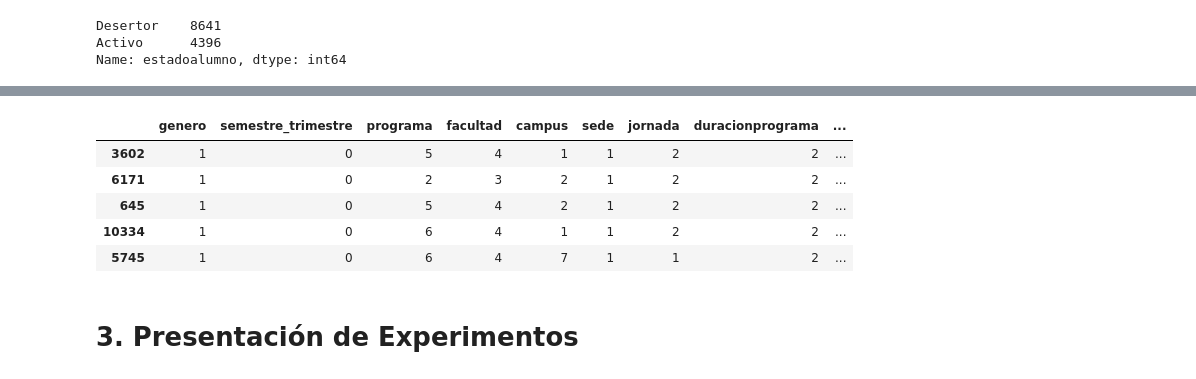
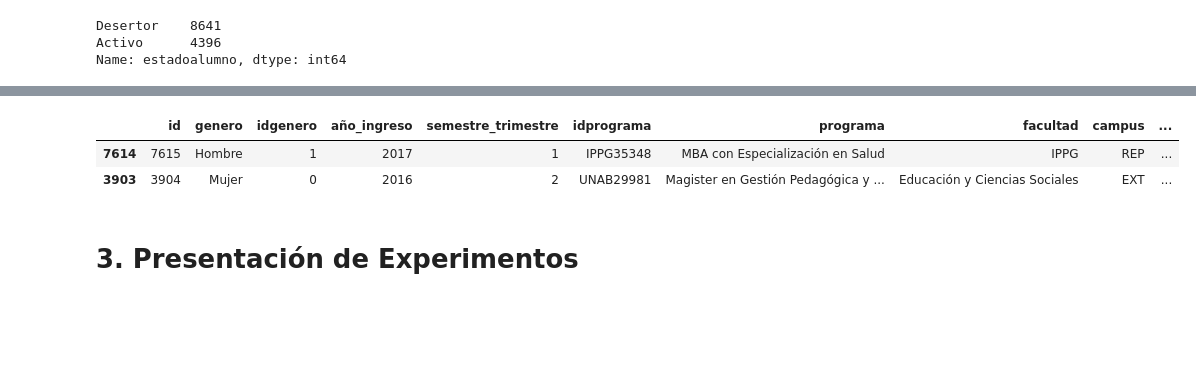
Before and after one commit to JCOLLIOB/AprendizajeMaquina, a Jupyter notebook: ProyectoFinal/Entrega2_Raquel.ipynb, the cells around one changed output, grey strips where cells are left out. Cells and saved outputs as stored; diff of their text form; code cells hidden in the pictures; blank space fills up the shorter version.

```diff
--- a/ProyectoFinal/Entrega2_Raquel.ipynb
+++ b/ProyectoFinal/Entrega2_Raquel.ipynb
@@ -89,4 +76,10 @@ Activo      4396
 Name: estadoalumno, dtype: int64
+# %%
+data.head(2)
+# %% [output]
+|  | id | genero | idgenero | año_ingreso | semestre_trimestre | idprograma | programa | facultad | campus | ... |
+| 7614 | 7615 | Hombre | 1 | 2017 | 1 | IPPG35348 | MBA con Especialización en Salud | IPPG | REP | ... |
+| 3903 | 3904 | Mujer | 0 | 2016 | 2 | UNAB29981 | Magister en Gestión Pedagógica y ... | Educación y Ciencias Sociales | EXT | ... |
 # %%
 columns = ['genero',
            'semestre_trimestre',
@@ -104,15 +95,6 @@ columns = ['genero',
 data = data[columns]
 for col in columns:
       data[col] = data[col].astype("category").cat.codes
-# %%
-data.head(5)
-# %% [output]
-|  | genero | semestre_trimestre | programa | facultad | campus | sede | jornada | duracionprograma | ... |
-| 3602 | 1 | 0 | 5 | 4 | 1 | 1 | 2 | 2 | ... |
-| 6171 | 1 | 0 | 2 | 3 | 2 | 1 | 2 | 2 | ... |
-| 645 | 1 | 0 | 5 | 4 | 2 | 1 | 2 | 2 | ... |
-| 10334 | 1 | 0 | 6 | 4 | 1 | 1 | 2 | 2 | ... |
-| 5745 | 1 | 0 | 6 | 4 | 7 | 1 | 1 | 2 | ... |
 # %% [markdown]
 # 3. Presentación de Experimentos
 # %%
```
Also changed, not shown: parts of 13 cells of this notebook.
